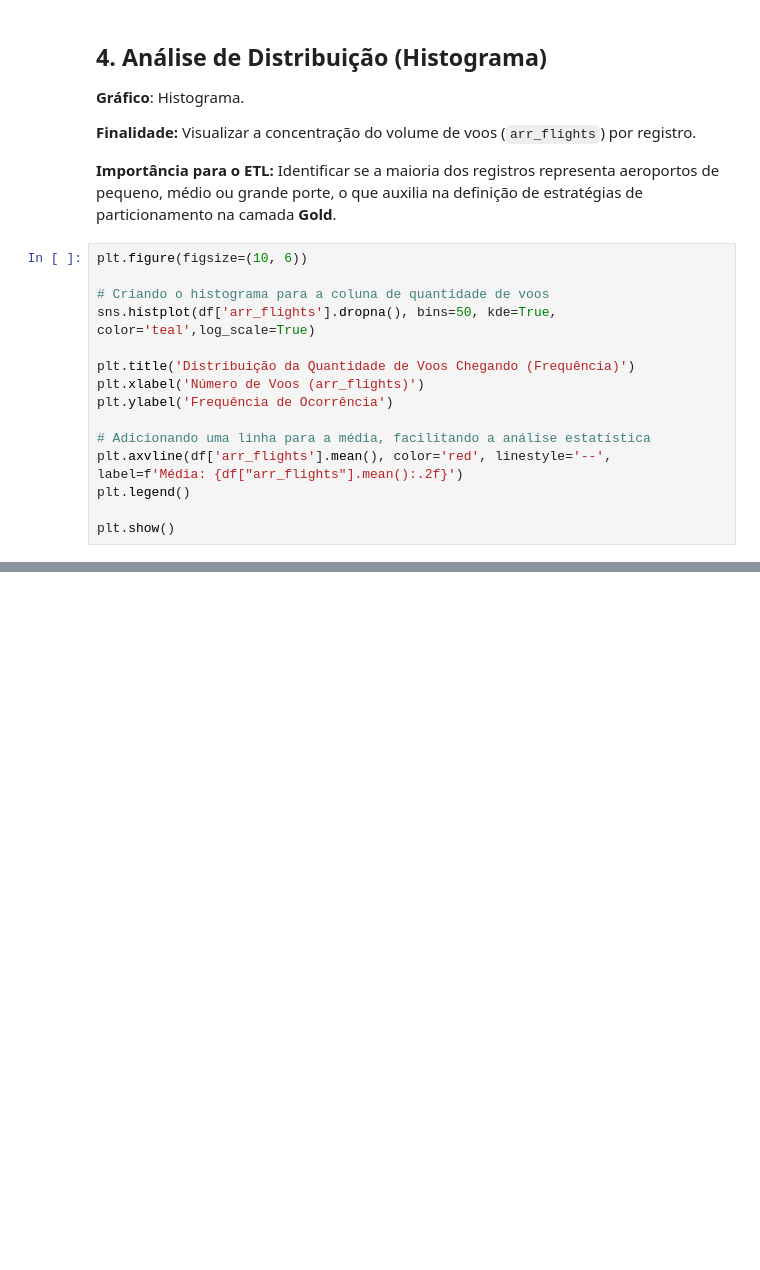
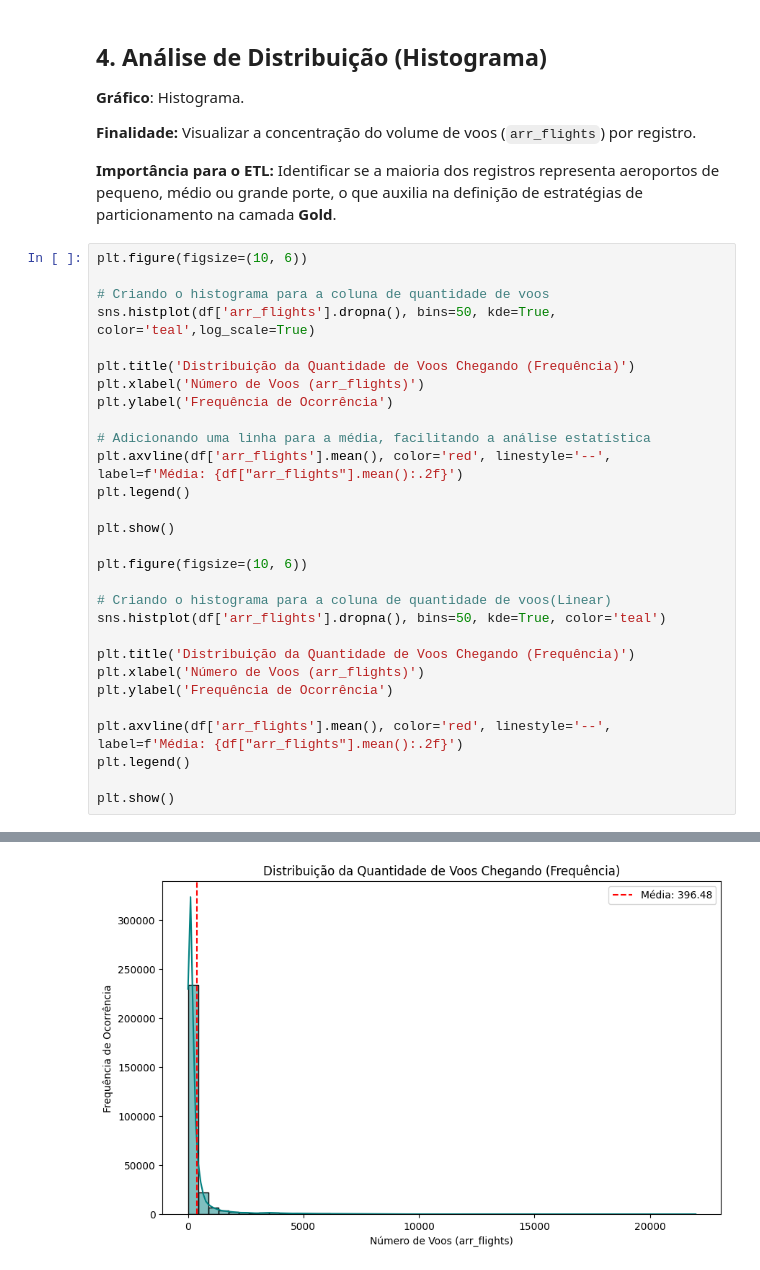
Before and after one commit to joseandre25/airline-delay-causes-vizualization, a Jupyter notebook: Data Layer/raw/analytcs.ipynb, the cells around one changed output, grey strips where cells are left out. Cells and saved outputs as stored; diff of their text form; blank space fills up the shorter version.

Commit message:
Adição visualização linear

```diff
--- a/Data Layer/raw/analytcs.ipynb
+++ b/Data Layer/raw/analytcs.ipynb
@@ -87,17 +87,32 @@ plt.show()
 # %%
 plt.figure(figsize=(10, 6))
 
 # Criando o histograma para a coluna de quantidade de voos
 sns.histplot(df['arr_flights'].dropna(), bins=50, kde=True, color='teal',log_scale=True)
 
 plt.title('Distribuição da Quantidade de Voos Chegando (Frequência)')
 plt.xlabel('Número de Voos (arr_flights)')
 plt.ylabel('Frequência de Ocorrência')
 
 # Adicionando uma linha para a média, facilitando a análise estatística
 plt.axvline(df['arr_flights'].mean(), color='red', linestyle='--', label=f'Média: {df["arr_flights"].mean():.2f}')
 plt.legend()
 
 plt.show()
+
+plt.figure(figsize=(10, 6))
+
+# Criando o histograma para a coluna de quantidade de voos(Linear)
+sns.histplot(df['arr_flights'].dropna(), bins=50, kde=True, color='teal')
+
+plt.title('Distribuição da Quantidade de Voos Chegando (Frequência)')
+plt.xlabel('Número de Voos (arr_flights)')
+plt.ylabel('Frequência de Ocorrência')
+
+plt.axvline(df['arr_flights'].mean(), color='red', linestyle='--', label=f'Média: {df["arr_flights"].mean():.2f}')
+plt.legend()
+
+plt.show()
 # %% [output]
 [figure]
+[figure, added]
```
Also changed, not shown: parts of 1 cell of this notebook.
